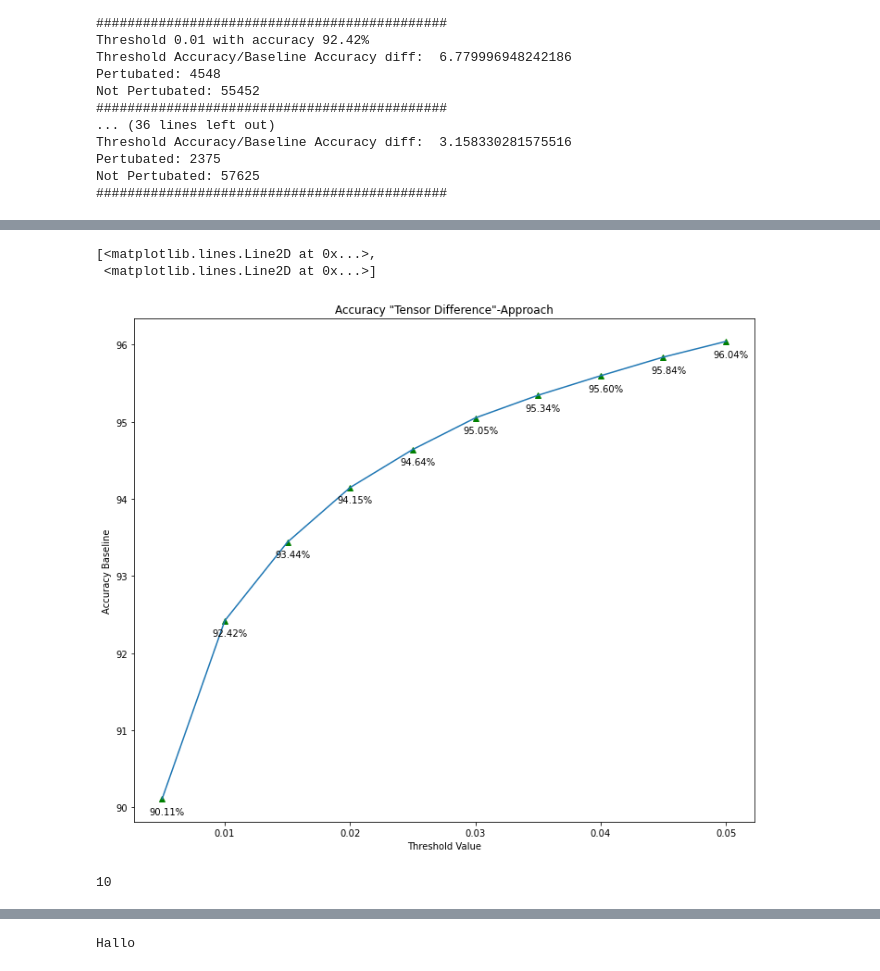
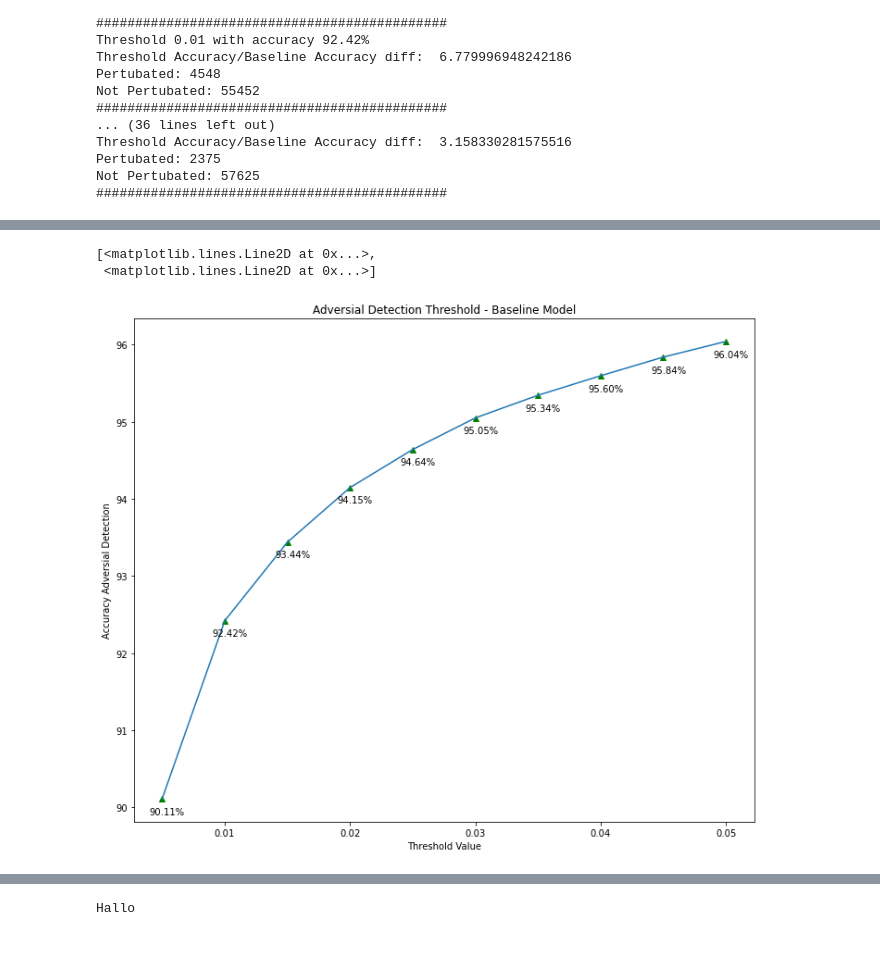
Before and after one commit to Caryox/adversarial-robustness, a Jupyter notebook: notepads/simple_cnn.ipynb, the cells around one changed output, grey strips where cells are left out. Cells and saved outputs as stored; diff of their text form; code cells hidden in the pictures.

Commit message:
Added adversial threshold test. Values testet from 0.005 to 0.05. Added visualizations

```diff
--- a/notepads/simple_cnn.ipynb
+++ b/notepads/simple_cnn.ipynb
@@ -613,7 +613,7 @@ def train(epoch,use_ensemble=0,adversial_train=0):
 # %% [markdown]
 # Train difference value for adversial detection
 # %%
-def evaluate_threshold(network,train_loader,start,end,step,return_values=0):
+def evaluate_threshold(network,train_loader,start,end,step):
   epsilons = []
   pertubation_ratio = []
   network.eval()
@@ -687,3 +687,13 @@ Threshold Accuracy/Baseline Accuracy diff:  3.158330281575516
 Pertubated: 2375
 Not Pertubated: 57625
 #############################################
+# %%
+
+plt.figure(figsize=(10,10))
+plt.xlabel('Threshold Value')
+plt.ylabel('Absolute Derivation between Accuracy and "Tensor Difference" Accuracy')
+plt.title('Derivation "Tensor Difference"-Predictions with Baseline-Accuracy')
+
+for i in range(len(pert_ratio)):
+    plt.annotate("{:.2f}%".format(99.20-pert_ratio[i]), (ep[i]-0.001,99.20-pert_ratio[i]-0.2))
+plt.plot(ep, 99.20-pert_ratio, 'g^',ep,99.20-pert_ratio)
@@ -690,18 +704,14 @@ Not Pertubated: 57625
 # %%
 
 plt.figure(figsize=(12,10))
 plt.xlabel('Threshold Value')
-plt.ylabel('Accuracy Baseline')
-plt.title('Accuracy "Tensor Difference"-Approach')
+plt.ylabel('Accuracy Adversial Detection')
+plt.title('Adversial Detection Threshold - Baseline Model')
 
 for i in range(len(pert_ratio)):
     plt.annotate("{:.2f}%".format(pert_ratio[i]), (ep[i]-0.001,pert_ratio[i]-0.2))
 plt.plot(ep, pert_ratio, 'g^',ep,pert_ratio)
 # %% [output]
 [<matplotlib.lines.Line2D at 0x...>,
  <matplotlib.lines.Line2D at 0x...>]
-[figure, old version]
+[figure, new version]
-# %%
-len(pert_ratio)
-# %% [output]
-10
```
Also changed, not shown: parts of 4 cells of this notebook.
